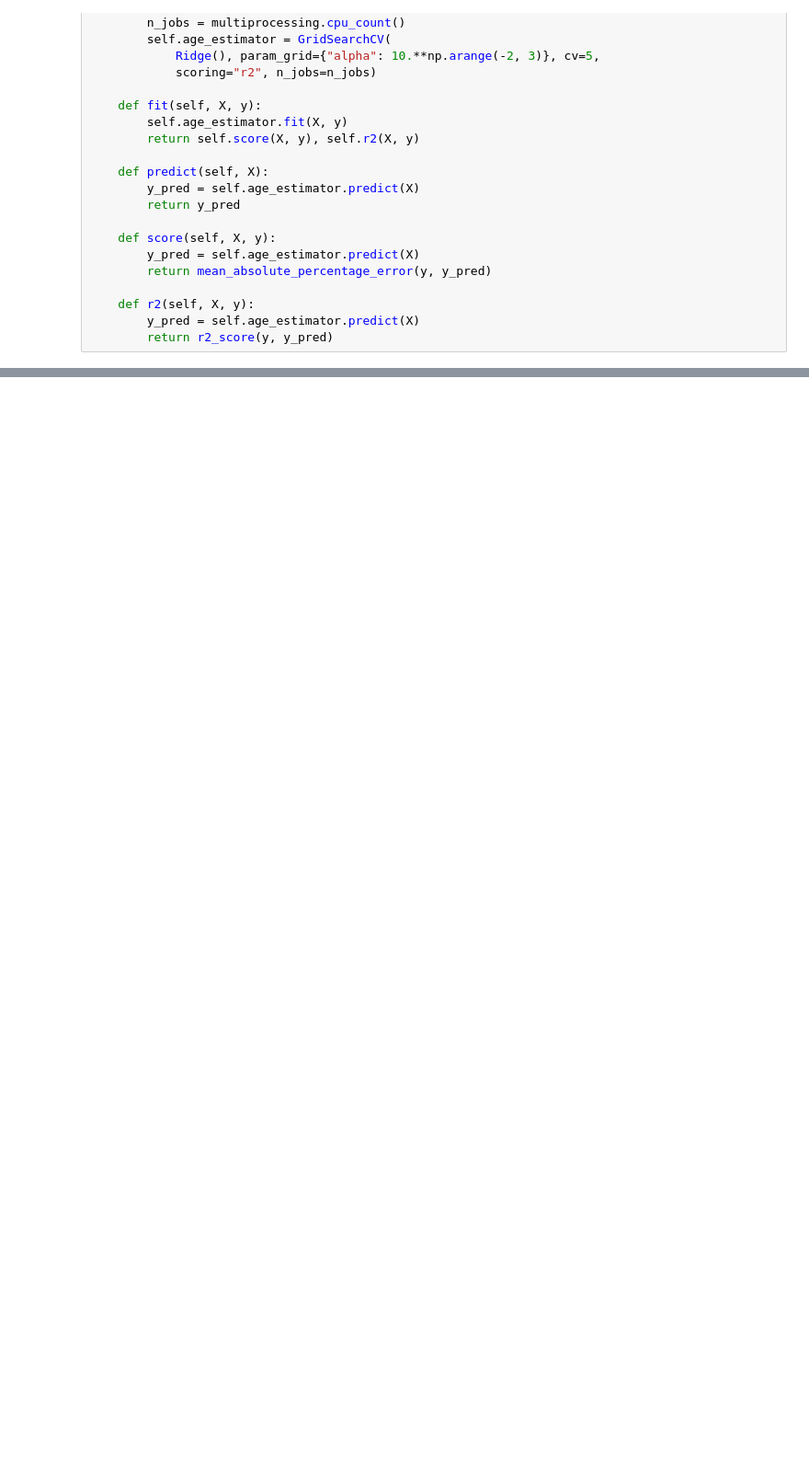
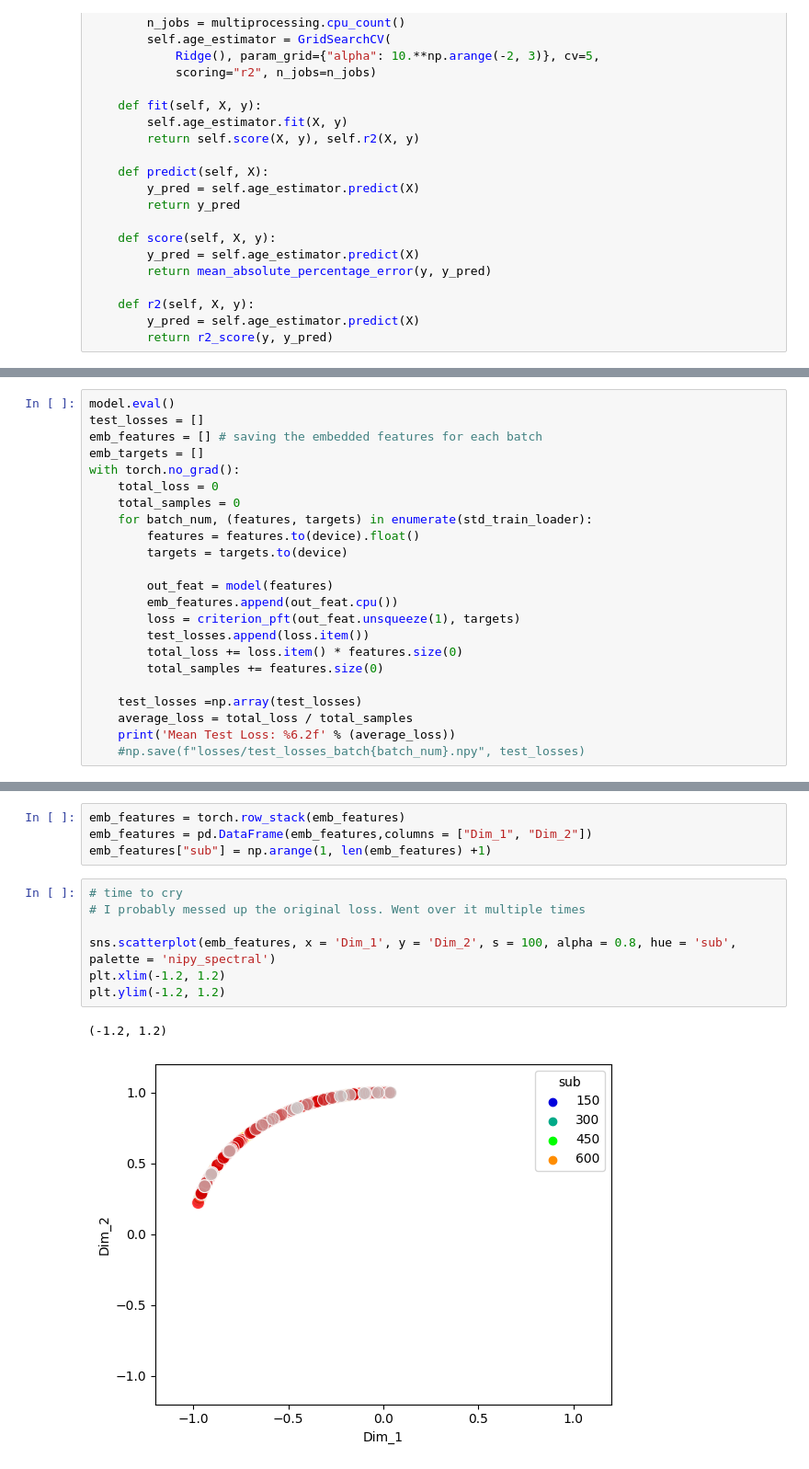
Before and after one commit to victoris93/contrastive-reg, a Jupyter notebook: barbano_rep.ipynb, the cells around one changed output, grey strips where cells are left out. Shown at 92% size. Saved outputs shown, nothing was run; the diff lists cells and outputs as text; blank space fills up the shorter version.

```diff
--- a/barbano_rep.ipynb
+++ b/barbano_rep.ipynb
@@ -428,0 +446,23 @@ Train Age R2: 0.9980361553226713, Test Age R2: 0.005423689047425739.
+# %%
+model.eval()
+test_losses = []
+emb_features = [] # saving the embedded features for each batch
+emb_targets = []
+with torch.no_grad():
+    total_loss = 0
+    total_samples = 0
+    for batch_num, (features, targets) in enumerate(std_train_loader):
+        features = features.to(device).float()
+        targets = targets.to(device)
+
+        out_feat = model(features)
+        emb_features.append(out_feat.cpu())
+        loss = criterion_pft(out_feat.unsqueeze(1), targets)
+        test_losses.append(loss.item())
+        total_loss += loss.item() * features.size(0)
+        total_samples += features.size(0)
+
+    test_losses =np.array(test_losses)
+    average_loss = total_loss / total_samples
+    print('Mean Test Loss: %6.2f' % (average_loss))
+    #np.save(f"losses/test_losses_batch{batch_num}.npy", test_losses)
@@ -428,0 +471,14 @@ Train Age R2: 0.9980361553226713, Test Age R2: 0.005423689047425739.
+# %%
+emb_features = torch.row_stack(emb_features)
+emb_features = pd.DataFrame(emb_features,columns = ["Dim_1", "Dim_2"])
+emb_features["sub"] = np.arange(1, len(emb_features) +1)
+# %%
+# time to cry
+# I probably messed up the original loss. Went over it multiple times
+
+sns.scatterplot(emb_features, x = 'Dim_1', y = 'Dim_2', s = 100, alpha = 0.8, hue = 'sub', palette = 'nipy_spectral')
+plt.xlim(-1.2, 1.2)
+plt.ylim(-1.2, 1.2)
+# %% [output]
+(-1.2, 1.2)
+[figure, added]
```
Also changed, not shown: parts of 31 cells of this notebook, 1 other file.
